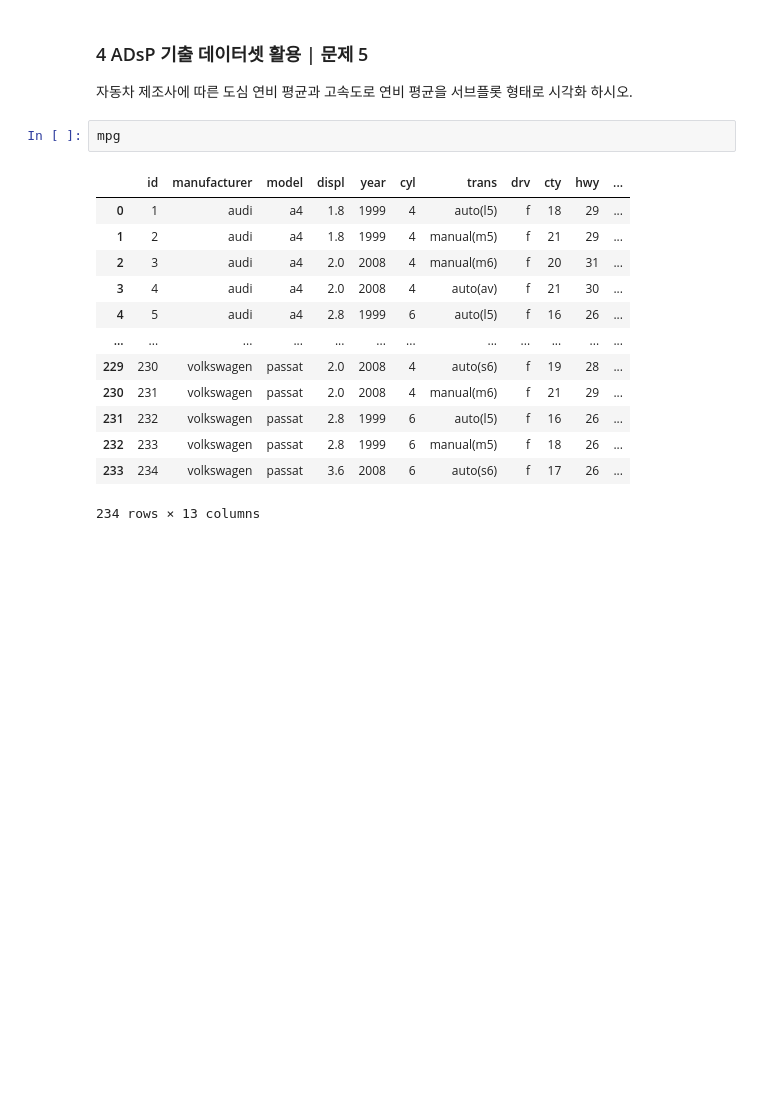
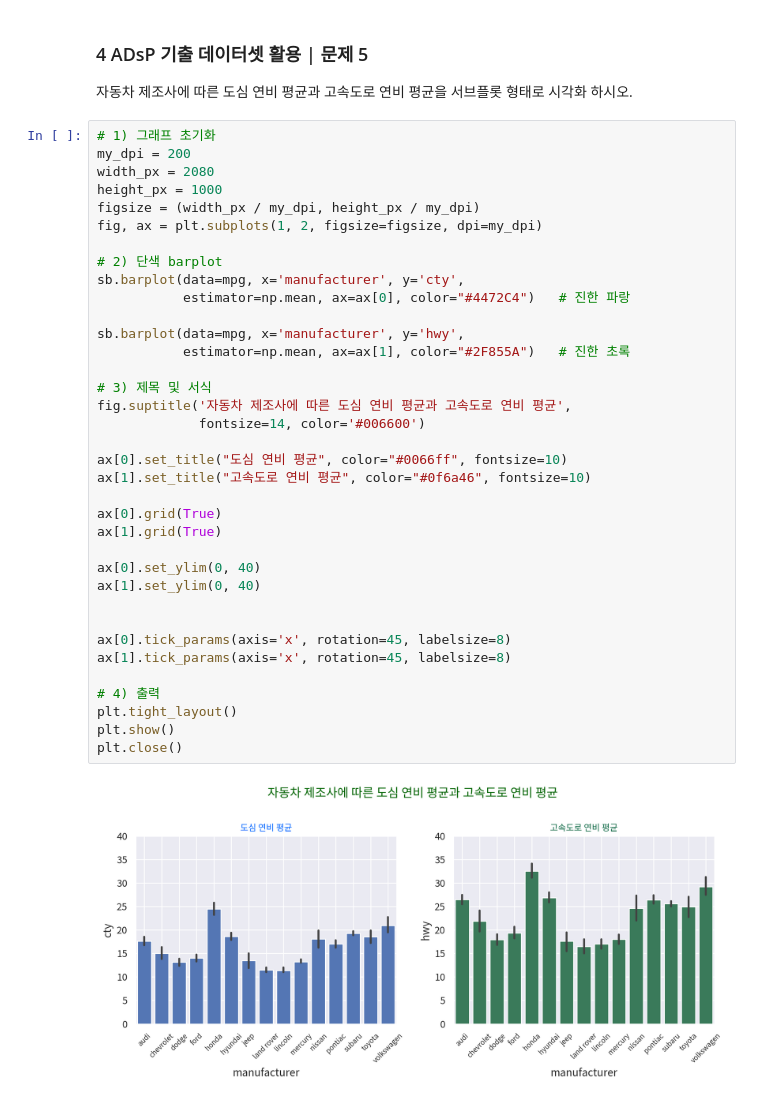
Before and after one commit to BoheeJeong/data_analysis_basic, a Jupyter notebook: [LAB-06] 데이터 시각화 개요/데이터 시각화 종합 연습문제.ipynb, the cells around one changed output. Saved outputs shown, nothing was run; the diff lists cells and outputs as text; blank space fills up the shorter version.

```diff
--- a/[LAB-06] 데이터 시각화 개요/데이터 시각화 종합 연습문제.ipynb
+++ b/[LAB-06] 데이터 시각화 개요/데이터 시각화 종합 연습문제.ipynb
@@ -888,19 +1013,41 @@ plt.close()                            # 그래프 작업 종료
 # %% [markdown]
 ### 4 ADsP 기출 데이터셋 활용 | 문제 5
 자동차 제조사에 따른 도심 연비 평균과 고속도로 연비 평균을 서브플롯 형태로 시각화 하시오.
-# %%
-mpg
-# %% [output]
-|  | id | manufacturer | model | displ | year | cyl | trans | drv | cty | hwy | ... |
-| 0 | 1 | audi | a4 | 1.8 | 1999 | 4 | auto(l5) | f | 18 | 29 | ... |
-| 1 | 2 | audi | a4 | 1.8 | 1999 | 4 | manual(m5) | f | 21 | 29 | ... |
-| 2 | 3 | audi | a4 | 2.0 | 2008 | 4 | manual(m6) | f | 20 | 31 | ... |
-| 3 | 4 | audi | a4 | 2.0 | 2008 | 4 | auto(av) | f | 21 | 30 | ... |
-| 4 | 5 | audi | a4 | 2.8 | 1999 | 6 | auto(l5) | f | 16 | 26 | ... |
-| ... | ... | ... | ... | ... | ... | ... | ... | ... | ... | ... | ... |
-| 229 | 230 | volkswagen | passat | 2.0 | 2008 | 4 | auto(s6) | f | 19 | 28 | ... |
-| 230 | 231 | volkswagen | passat | 2.0 | 2008 | 4 | manual(m6) | f | 21 | 29 | ... |
-| 231 | 232 | volkswagen | passat | 2.8 | 1999 | 6 | auto(l5) | f | 16 | 26 | ... |
-| 232 | 233 | volkswagen | passat | 2.8 | 1999 | 6 | manual(m5) | f | 18 | 26 | ... |
-| 233 | 234 | volkswagen | passat | 3.6 | 2008 | 6 | auto(s6) | f | 17 | 26 | ... |
-234 rows × 13 columns
+# %%
+# 1) 그래프 초기화
+my_dpi = 200
+width_px = 2080
+height_px = 1000
+figsize = (width_px / my_dpi, height_px / my_dpi)
+fig, ax = plt.subplots(1, 2, figsize=figsize, dpi=my_dpi)
+
+# 2) 단색 barplot
+sb.barplot(data=mpg, x='manufacturer', y='cty',
+           estimator=np.mean, ax=ax[0], color="#4472C4")   # 진한 파랑
+
+sb.barplot(data=mpg, x='manufacturer', y='hwy',
+           estimator=np.mean, ax=ax[1], color="#2F855A")   # 진한 초록
+
+# 3) 제목 및 서식
+fig.suptitle('자동차 제조사에 따른 도심 연비 평균과 고속도로 연비 평균',
+             fontsize=14, color='#006600')
+
+ax[0].set_title("도심 연비 평균", color="#0066ff", fontsize=10)
+ax[1].set_title("고속도로 연비 평균", color="#0f6a46", fontsize=10)
+
+ax[0].grid(True)
+ax[1].grid(True)
+
+ax[0].set_ylim(0, 40)
+ax[1].set_ylim(0, 40)
+
+
+ax[0].tick_params(axis='x', rotation=45, labelsize=8)
+ax[1].tick_params(axis='x', rotation=45, labelsize=8)
+
+# 4) 출력
+plt.tight_layout()
+plt.show()
+plt.close()
+# %% [output]
+[figure, added]
```
Also changed, not shown: parts of 31 cells of this notebook, 17 other files.
